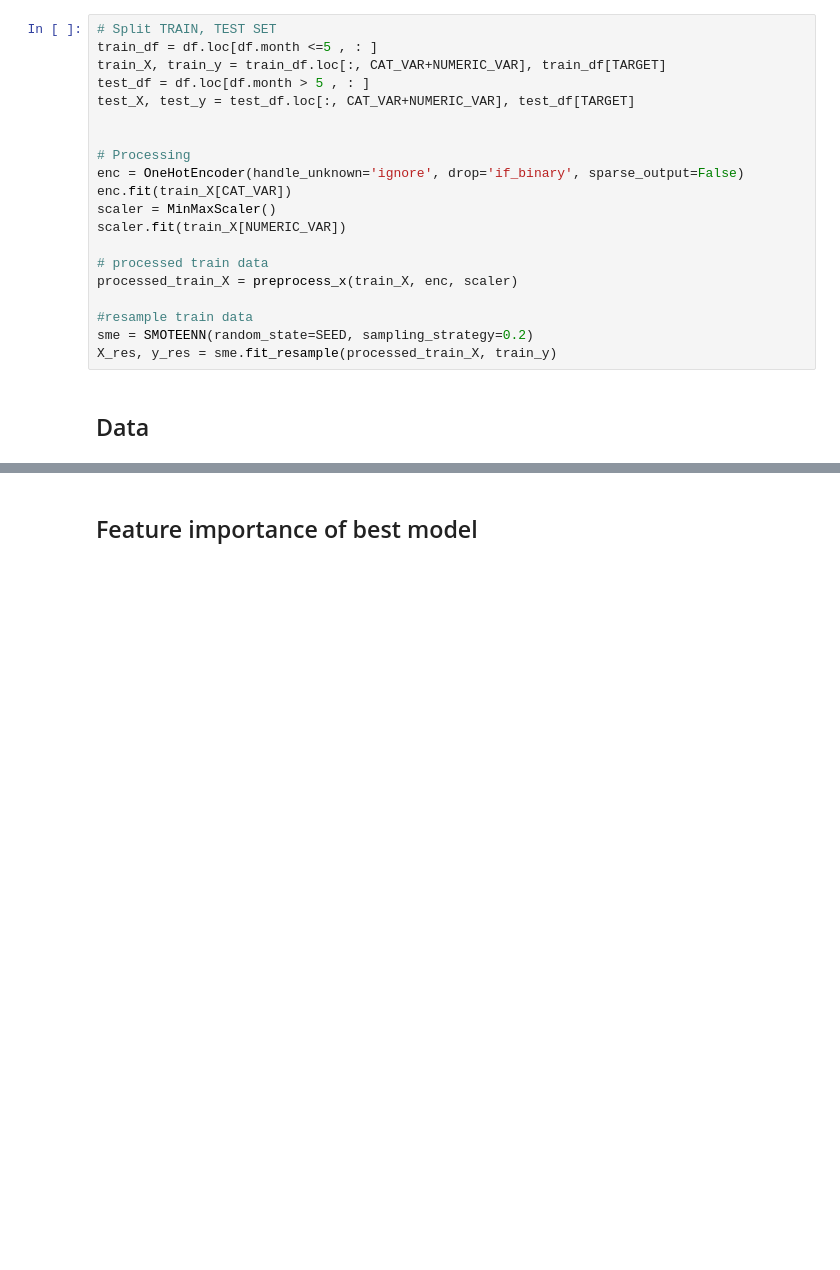
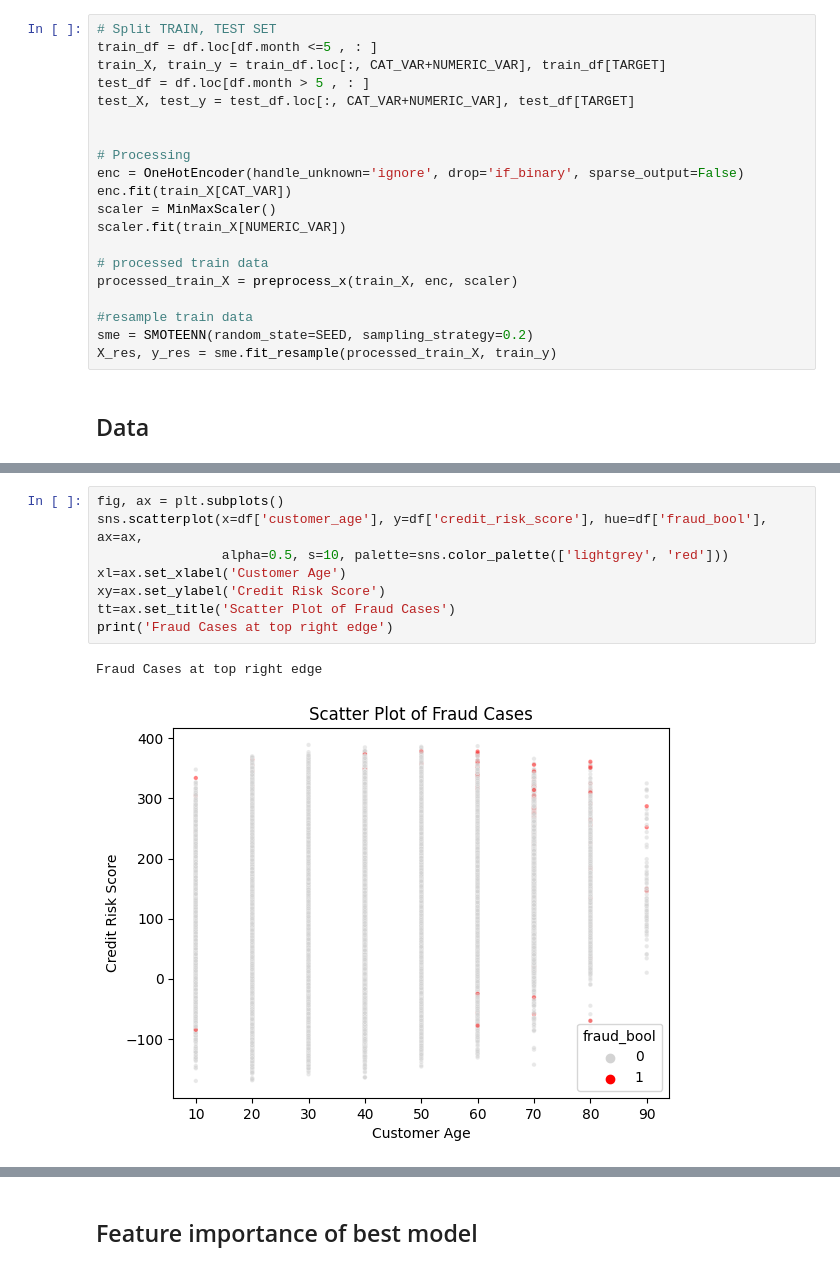
Before and after one commit to teoshuqi/bank_fraud, a Jupyter notebook: eda.ipynb, the cells around one changed output, grey strips where cells are left out. Saved outputs shown, nothing was run; the diff lists cells and outputs as text; blank space fills up the shorter version.

```diff
--- a/eda.ipynb
+++ b/eda.ipynb
@@ -270,0 +243,11 @@ ytlbls = ax.set_yticklabels(['{:,}'.format(int(x)) for x in ax.get_yticks().toli
+# %%
+fig, ax = plt.subplots()
+sns.scatterplot(x=df['customer_age'], y=df['credit_risk_score'], hue=df['fraud_bool'], ax=ax,
+                alpha=0.5, s=10, palette=sns.color_palette(['lightgrey', 'red']))
+xl=ax.set_xlabel('Customer Age')
+xy=ax.set_ylabel('Credit Risk Score')
+tt=ax.set_title('Scatter Plot of Fraud Cases')
+print('Fraud Cases at top right edge')
+# %% [output]
+Fraud Cases at top right edge
+[figure, added]
```
Also changed, not shown: parts of 28 cells of this notebook, 1 other file.
